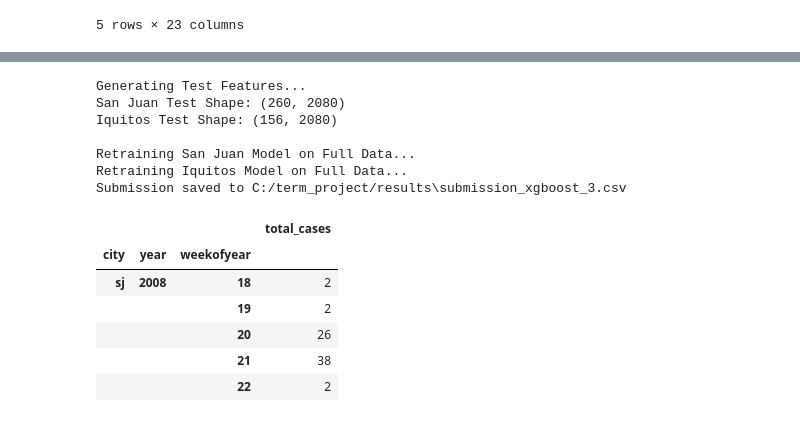
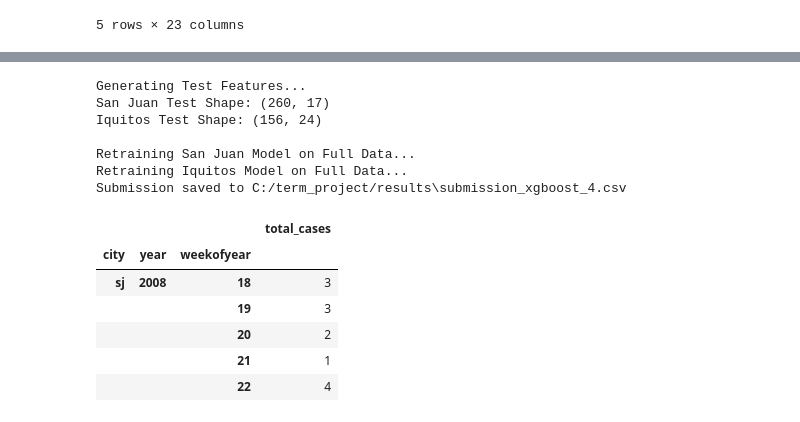
Before and after one commit to Tanalpoguz/term_project, a Jupyter notebook: code/xgboost.ipynb, the cells around one changed output, grey strips where cells are left out. Saved outputs shown, nothing was run; the diff lists cells and outputs as text; code cells hidden in the pictures.

```diff
--- a/code/xgboost.ipynb
+++ b/code/xgboost.ipynb
@@ -16,15 +16,16 @@ import numpy as np
 import matplotlib.pyplot as plt
 import xgboost as xgb
 from sklearn.model_selection import ParameterGrid
+from sklearn.feature_selection import RFE
 from sklearn.metrics import mean_absolute_error
 from sklearn.preprocessing import StandardScaler
 
 DATA_DIR = os.path.join(WORKING_DIR, 'data')
 RESULT_DIR = os.path.join(WORKING_DIR, 'results')
 
-LAG_WEEKS = [4, 8, 12, 16, 20, 24, 28, 32, 36, 40]
-ROLLING_WEEKS = [4, 8, 12, 16, 20, 24, 28, 32, 36, 40]
-DELTA_WEEKS = [1, 2, 3, 4, 8, 12, 16, 20, 24, 28, 32, 36, 40]
+LAG_WEEKS = [4, 8, 12, 16, 20, 24, 28, 32, 36, 41, 52]
+ROLLING_WEEKS = [4, 8, 12, 16, 20, 24, 28, 32, 36, 41, 52]
+DELTA_WEEKS = [1, 2, 3, 4, 8, 12, 16, 20, 24, 28, 32, 36, 41, 52]
 
 XGB_PARAM_GRID = {
         'max_depth': [3, 5, 7],
@@ -442,39 +513,39 @@ final_model_sj.fit(sj_train_eng[sj_features_kept], sj_train_eng['total_cases'])
 
 print("Retraining Iquitos Model on Full Data...")
 final_model_iq = xgb.XGBRegressor(**best_model_iq.get_params())
 final_model_iq.fit(iq_train_eng[iq_features_kept], iq_train_eng['total_cases'])
 
 # 5. Predict
 sj_preds_final = final_model_sj.predict(sj_test_eng)
 sj_preds_final = np.maximum(sj_preds_final, 0).astype(int)
 
 iq_preds_final = final_model_iq.predict(iq_test_eng)
 iq_preds_final = np.maximum(iq_preds_final, 0).astype(int)
 
 # 6. Create Submission
 submission = pd.read_csv(os.path.join(DATA_DIR, "submission_format.csv"), index_col=[0, 1, 2])
 
 # Assign values
 submission.loc['sj', 'total_cases'] = sj_preds_final
 submission.loc['iq', 'total_cases'] = iq_preds_final
 
 # 7. Save
-submission_path = os.path.join(WORKING_DIR, 'results', 'submission_xgboost_3.csv')
+submission_path = os.path.join(WORKING_DIR, 'results', 'submission_xgboost_4.csv')
 submission.to_csv(submission_path)
 print(f"Submission saved to {submission_path}")
 submission.head()
 # %% [output]
 Generating Test Features...
-San Juan Test Shape: (260, 2080)
-Iquitos Test Shape: (156, 2080)
+San Juan Test Shape: (260, 17)
+Iquitos Test Shape: (156, 24)
 
 Retraining San Juan Model on Full Data...
 Retraining Iquitos Model on Full Data...
-Submission saved to C:/term_project/results\submission_xgboost_3.csv
+Submission saved to C:/term_project/results\submission_xgboost_4.csv
 |  |  |  | total_cases |
 | city | year | weekofyear |  |
-| sj | 2008 | 18 | 2 |
-|  |  | 19 | 2 |
-|  |  | 20 | 26 |
-|  |  | 21 | 38 |
-|  |  | 22 | 2 |
+| sj | 2008 | 18 | 3 |
+|  |  | 19 | 3 |
+|  |  | 20 | 2 |
+|  |  | 21 | 1 |
+|  |  | 22 | 4 |
```
Also changed, not shown: parts of 8 cells of this notebook.
